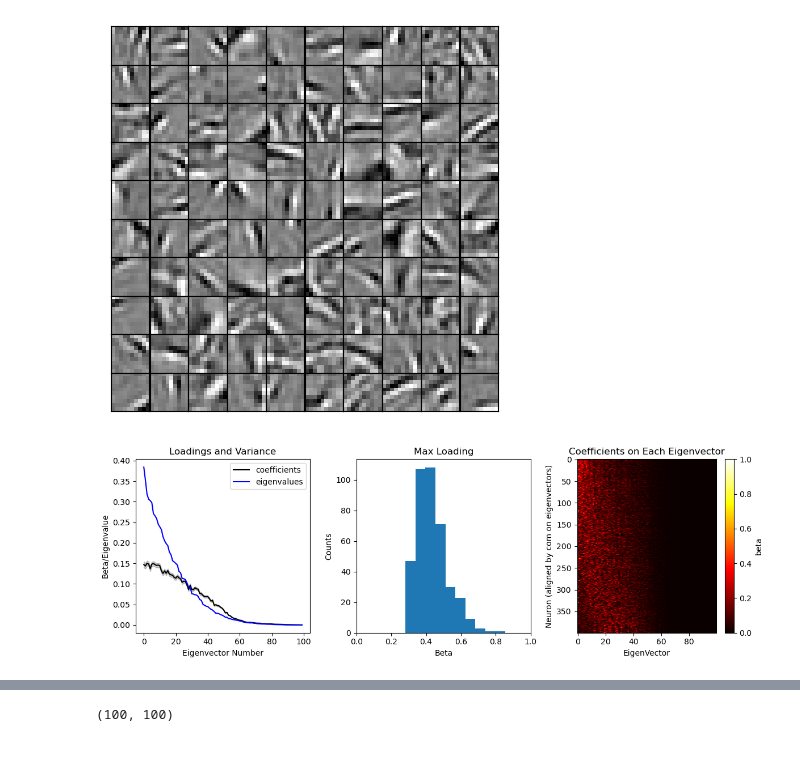
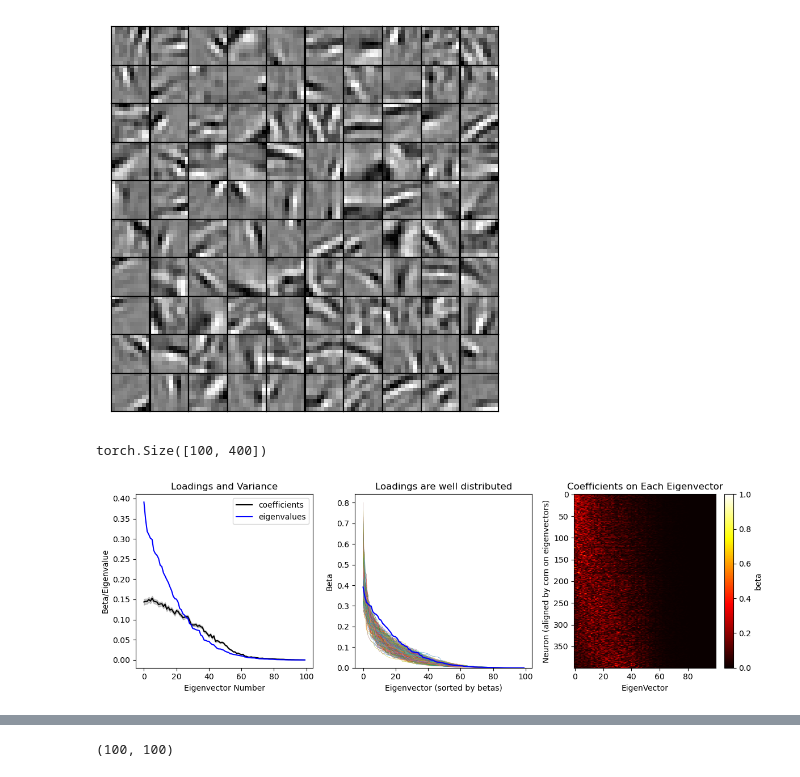
Before and after one commit to landoskape/networkAlignmentAnalysis, a Jupyter notebook: sparsenet/runSparsenet.ipynb, the cells around one changed output, grey strips where cells are left out. Drawn from its saved outputs; the diff is of its cells as text; code cells hidden in the pictures.

```diff
--- a/sparsenet/runSparsenet.ipynb
+++ b/sparsenet/runSparsenet.ipynb
@@ -34,7 +31,7 @@ print(arg.__dict__)
 # %%
 # save to tensorboard
 # board = SummaryWriter("./runs/sparse-net")
-opts={'learning_rate':1e-2,'n_neuron':400,'epoch':5}
+opts={'learning_rate':1e-2,'n_neuron':400,'epoch':50}
 arg = argsSparseNet(opts) # Defaults encoded in class
 # if use cuda
 device = torch.device("cuda" if torch.cuda.is_available() else "cpu")
@@ -137,6 +134,10 @@ beta = torch.abs(imEvec.T @ rfs)
 
 # Measure dot product of RFs on images
 rfActivation = allImages @ rfs
+# %%
+beta.shape
+# %% [output]
+torch.Size([100, 400])
 # %%
 # Make summary plots of betas
 fig,ax = plt.subplots(1,3,figsize=(12,4))
@@ -147,38 +148,43 @@ seBeta = torch.std(beta, dim=1)/np.sqrt(beta.shape[1])
 # plt.plot(range(NEV), beta, c='lightgrey', linewidth=0.2, alpha=0.1)
 ax[0].plot(range(NEV), torch.mean(beta, dim=1), c='k', linewidth=1.5, label='coefficients')
 ax[0].fill_between(range(NEV), mnBeta+seBeta, mnBeta-seBeta, color='k', alpha=0.2)
 ax[0].plot(range(NEV), imEval, c='b', label='eigenvalues')
 ax[0].legend()
 ax[0].set_xlabel('Eigenvector Number')
 ax[0].set_ylabel('Beta/Eigenvalue')
 ax[0].set_title('Loadings and Variance')
 
-# Plot histogram of maximum beta
-maxBeta = torch.max(beta,dim=0)[0]
-ax[1].hist(maxBeta.numpy())
-ax[1].set_xlim(0,1)
-ax[1].set_xlabel('Beta')
-ax[1].set_ylabel('Counts')
-ax[1].set_title('Max Loading')
+# Plot sorted betas
+sortBeta = torch.sort(beta,dim=0,descending=True)[0]
+mnSortBeta = torch.mean(sortBeta,dim=1)
+seSortBeta = torch.std(sortBeta,dim=1)/np.sqrt(beta.shape[1])
+ax[1].plot(range(NEV), sortBeta, linewidth=0.3)
+# ax[1].plot(range(NEV), mnSortBeta, c='k', linewidth=0.5)
+# ax[1].fill_between(range(NEV), mnSortBeta+seSortBeta, mnSortBeta-seSortBeta, color='k', alpha=0.2)
+ax[1].plot(range(NEV), imEval, c='b', label='evals')
+ax[1].set_ylim(0)
+ax[1].set_xlabel('Eigenvector (sorted by betas)')
+ax[1].set_ylabel('Beta')
+ax[1].set_title('Loadings are well distributed')
 
 # Plot heatmap of all coefficients (sorted by COM)
 use2sort = 'eval'
 comVals = imEval if use2sort=='eval' else np.arange(NEV)
 comBeta = (comVals @ beta.numpy()) / torch.sum(beta * beta, dim=0)
 idxComBeta = torch.argsort(comBeta,descending=True)
 hm=ax[2].imshow(beta[:,idxComBeta].T,aspect='auto', cmap='hot', vmin=0, vmax=1)
 ax[2].set_xlabel('EigenVector')
 ax[2].set_ylabel('Neuron (aligned by com on eigenvectors)')
 ax[2].set_title('Coefficients on Each Eigenvector')
 plt.colorbar(hm, ax=ax[2], label='beta')
 
 # Make it pretty
 plt.tight_layout()
 
 
 # Compare entropy of betas to similarity
 normBeta = beta/torch.sum(beta,dim=0)
 entropy = -torch.nansum(normBeta * torch.log2(beta),dim=0)
 # plt.hist(entropy.numpy())
 # %% [output]
-[figure, old version]
+[figure, new version]
```
Also changed, not shown: parts of 14 cells of this notebook, 8 other files.
